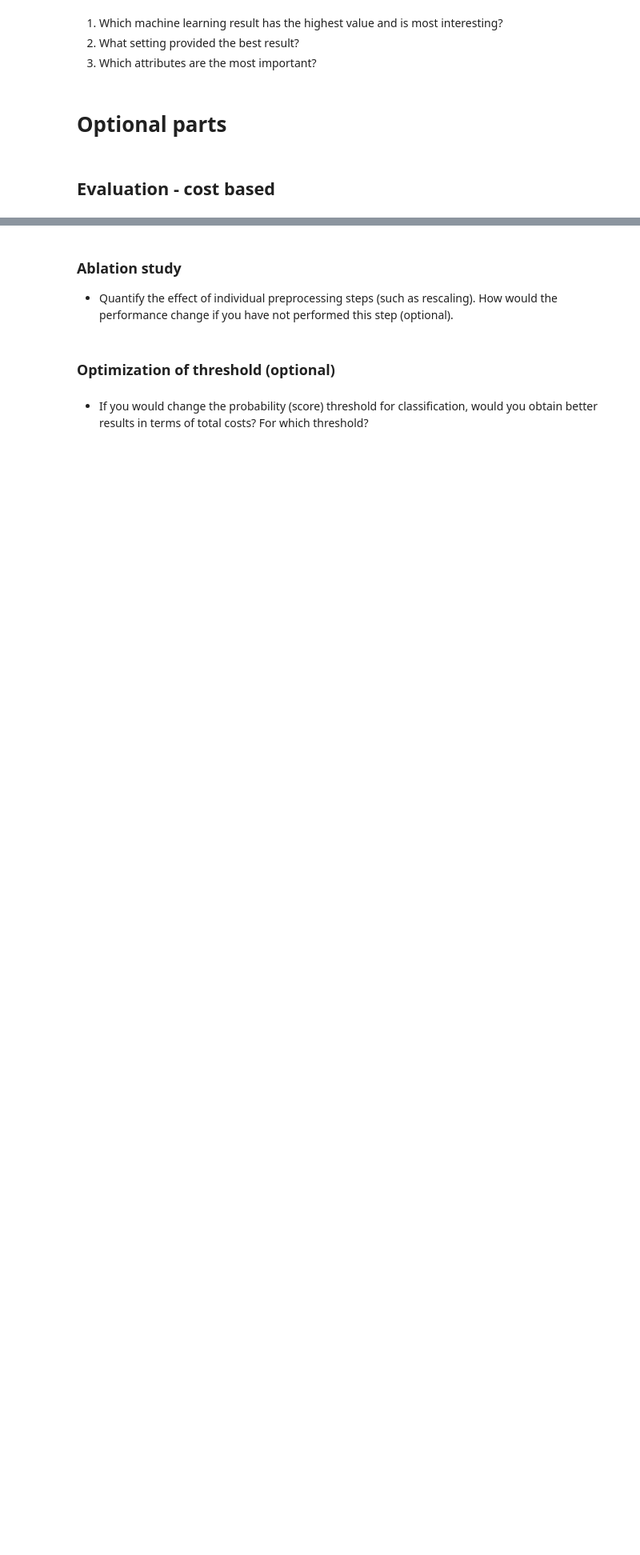
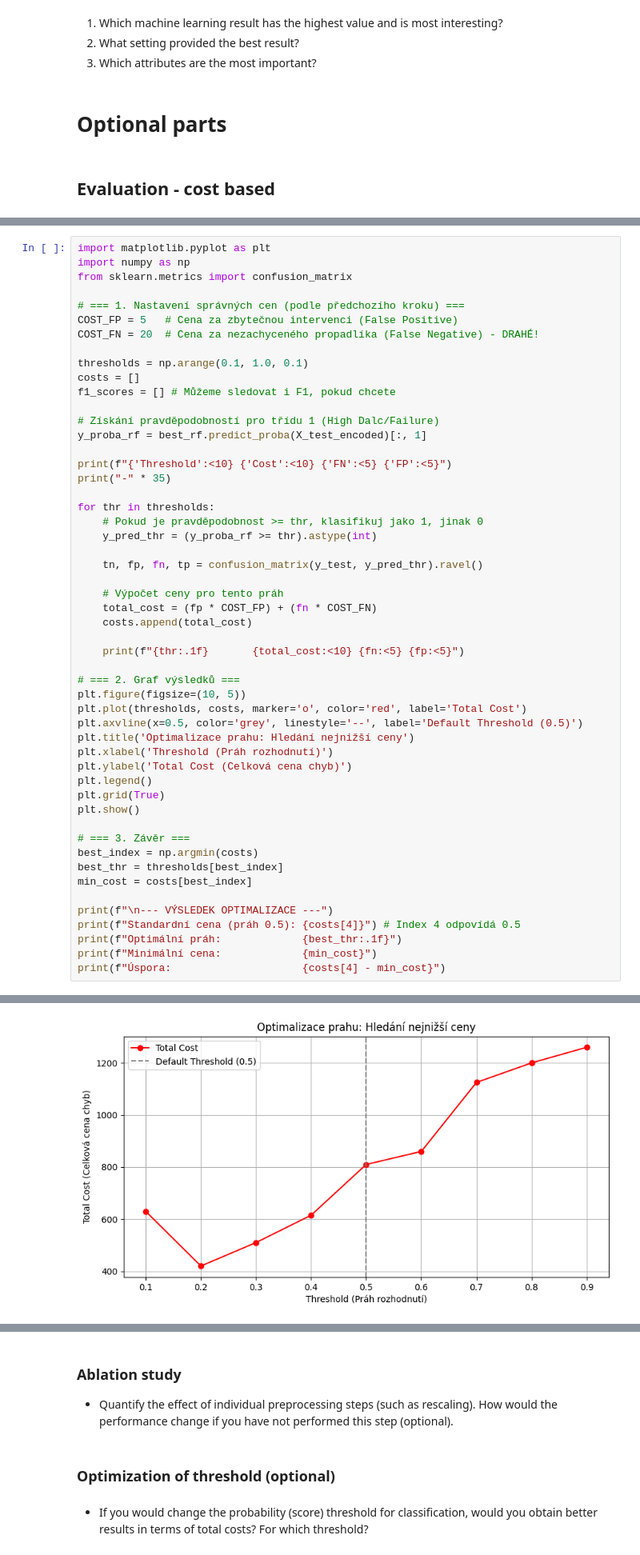
Before and after one commit to adela-domokosova/test, a Jupyter notebook: template_coursework_classification.ipynb, the cells around one changed output, grey strips where cells are left out. Shown: that part at 80% size. Saved outputs shown, nothing was run; the diff lists cells and outputs as text; blank space fills up the shorter version.

Commit message:
total cost and treshold compute

```diff
--- a/template_coursework_classification.ipynb
+++ b/template_coursework_classification.ipynb
@@ -965,0 +985,53 @@ Summarize the results, answering questions such as:
+# %%
+import matplotlib.pyplot as plt
+import numpy as np
+from sklearn.metrics import confusion_matrix
+
+# === 1. Nastavení správných cen (podle předchozího kroku) ===
+COST_FP = 5   # Cena za zbytečnou intervenci (False Positive)
+COST_FN = 20  # Cena za nezachyceného propadlíka (False Negative) - DRAHÉ!
+
+thresholds = np.arange(0.1, 1.0, 0.1)
+costs = []
+f1_scores = [] # Můžeme sledovat i F1, pokud chcete
+
+# Získání pravděpodobností pro třídu 1 (High Dalc/Failure)
+y_proba_rf = best_rf.predict_proba(X_test_encoded)[:, 1]
+
+print(f"{'Threshold':<10} {'Cost':<10} {'FN':<5} {'FP':<5}")
+print("-" * 35)
+
+for thr in thresholds:
+    # Pokud je pravděpodobnost >= thr, klasifikuj jako 1, jinak 0
+    y_pred_thr = (y_proba_rf >= thr).astype(int)
+
+    tn, fp, fn, tp = confusion_matrix(y_test, y_pred_thr).ravel()
+
+    # Výpočet ceny pro tento práh
+    total_cost = (fp * COST_FP) + (fn * COST_FN)
+    costs.append(total_cost)
+
+    print(f"{thr:.1f}       {total_cost:<10} {fn:<5} {fp:<5}")
+
+# === 2. Graf výsledků ===
+plt.figure(figsize=(10, 5))
+plt.plot(thresholds, costs, marker='o', color='red', label='Total Cost')
+plt.axvline(x=0.5, color='grey', linestyle='--', label='Default Threshold (0.5)')
+plt.title('Optimalizace prahu: Hledání nejnižší ceny')
+plt.xlabel('Threshold (Práh rozhodnutí)')
+plt.ylabel('Total Cost (Celková cena chyb)')
+plt.legend()
+plt.grid(True)
+plt.show()
+
+# === 3. Závěr ===
+best_index = np.argmin(costs)
+best_thr = thresholds[best_index]
+min_cost = costs[best_index]
+
+print(f"\n--- VÝSLEDEK OPTIMALIZACE ---")
+print(f"Standardní cena (práh 0.5): {costs[4]}") # Index 4 odpovídá 0.5
+print(f"Optimální práh:             {best_thr:.1f}")
+print(f"Minimální cena:             {min_cost}")
+print(f"Úspora:                     {costs[4] - min_cost}")
+# %% [output]
@@ -965,0 +1049 @@ Summarize the results, answering questions such as:
+[figure, added]
```
Also changed, not shown: parts of 3 cells of this notebook.
